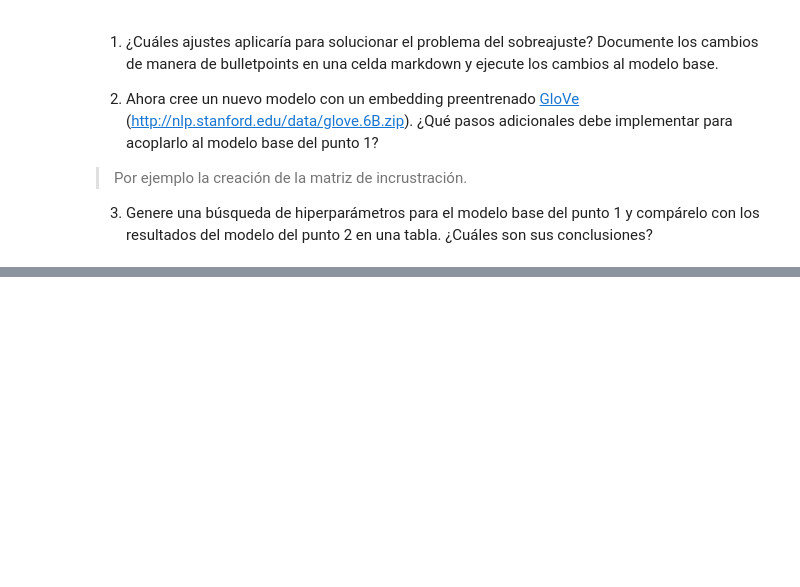
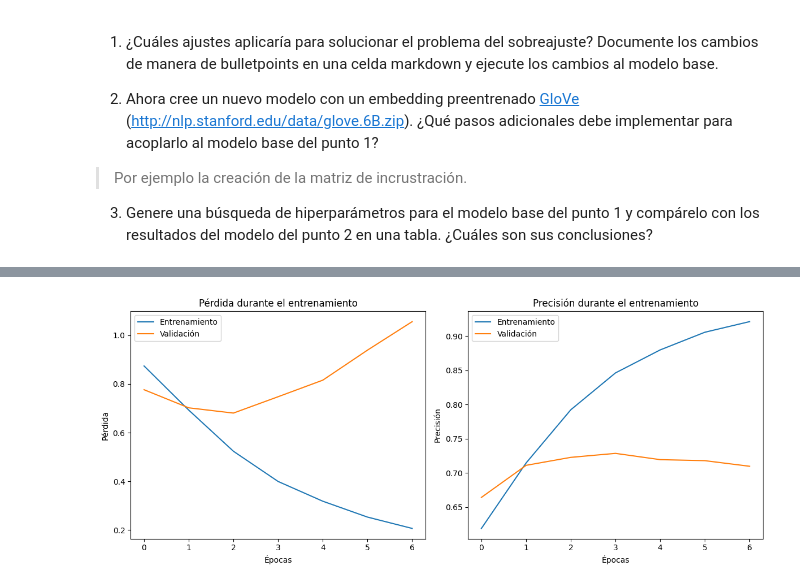
Before and after one commit to AndresFWilT/MINE_4210_ADL_202520, a Jupyter notebook: labs/Laboratorio_7/MINE__4210_ADL_202520_L7.ipynb, the cells around one changed output, grey strips where cells are left out. Cells and saved outputs as stored; diff of their text form; code cells hidden in the pictures; blank space fills up the shorter version.

```diff
--- a/labs/Laboratorio_7/MINE__4210_ADL_202520_L7.ipynb
+++ b/labs/Laboratorio_7/MINE__4210_ADL_202520_L7.ipynb
@@ -464,0 +558,27 @@ Tamaño del batch y número de épocas
+# %%
+history_dict = history.history
+
+# Gráfica de pérdida (loss)
+plt.figure(figsize=(12, 5))
+
+plt.subplot(1, 2, 1)
+plt.plot(history_dict['loss'], label='Entrenamiento')
+plt.plot(history_dict['val_loss'], label='Validación')
+plt.title('Pérdida durante el entrenamiento')
+plt.xlabel('Épocas')
+plt.ylabel('Pérdida')
+plt.legend()
+
+# Gráfica de precisión (accuracy)
+plt.subplot(1, 2, 2)
+plt.plot(history_dict['accuracy'], label='Entrenamiento')
+plt.plot(history_dict['val_accuracy'], label='Validación')
+plt.title('Precisión durante el entrenamiento')
+plt.xlabel('Épocas')
+plt.ylabel('Precisión')
+plt.legend()
+
+plt.tight_layout()
+plt.show()
+# %% [output]
+[figure, added]
```
Also changed, not shown: parts of 18 cells of this notebook.
